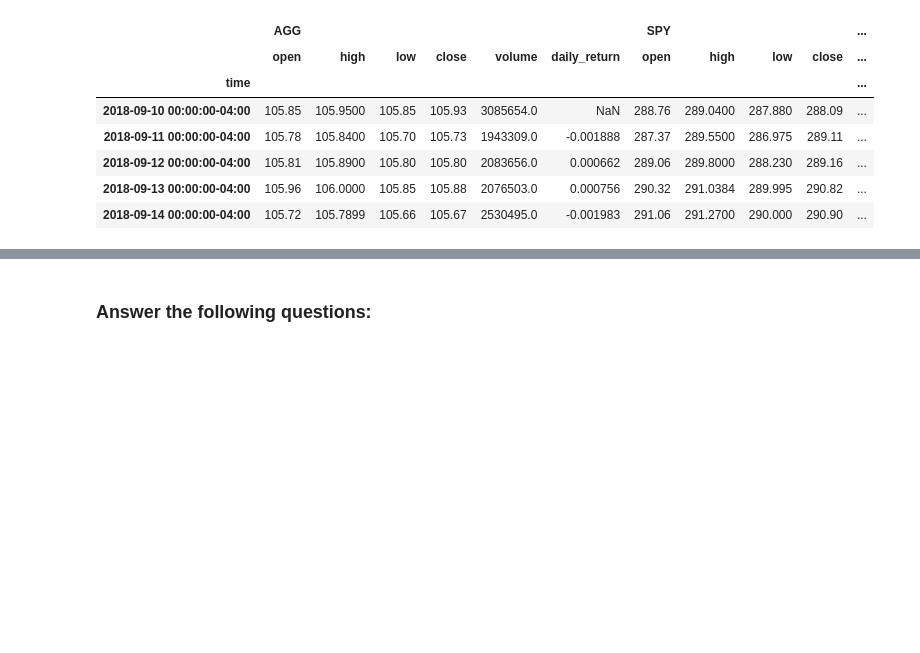
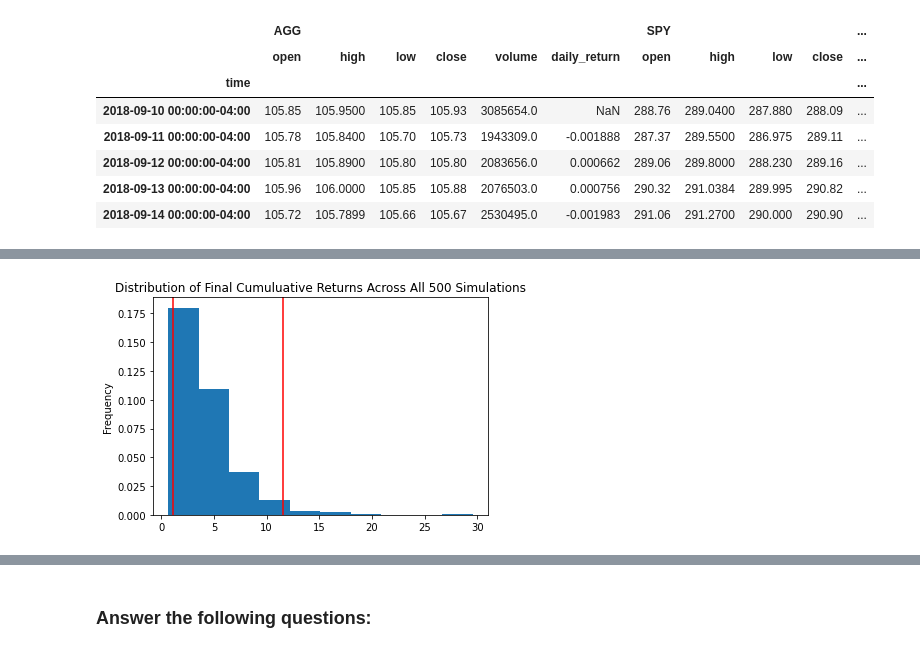
Before and after one commit to elliotlozano/monte_carlo_financial_planner, a Jupyter notebook: financial_planning_tools.ipynb, the cells around one changed output, grey strips where cells are left out. Drawn from its saved outputs; the diff is of its cells as text; code cells hidden in the pictures; blank space fills up the shorter version.

```diff
--- a/financial_planning_tools.ipynb
+++ b/financial_planning_tools.ipynb
@@ -636,7 +669,9 @@ MC_80_20.portfolio_data.head()
 # %%
 # Visualize the probability distribution of the 10-year Monte Carlo simulation
 # by plotting a histogram
-# YOUR CODE HERE
+MC_80_20_distribution_plot = MC_80_20.plot_distribution()
+# %% [output]
+[figure, added]
 # %%
 # Generate summary statistics from the 10-year Monte Carlo simulation results
 # Save the results as a variable
```
Also changed, not shown: parts of 20 cells of this notebook.
